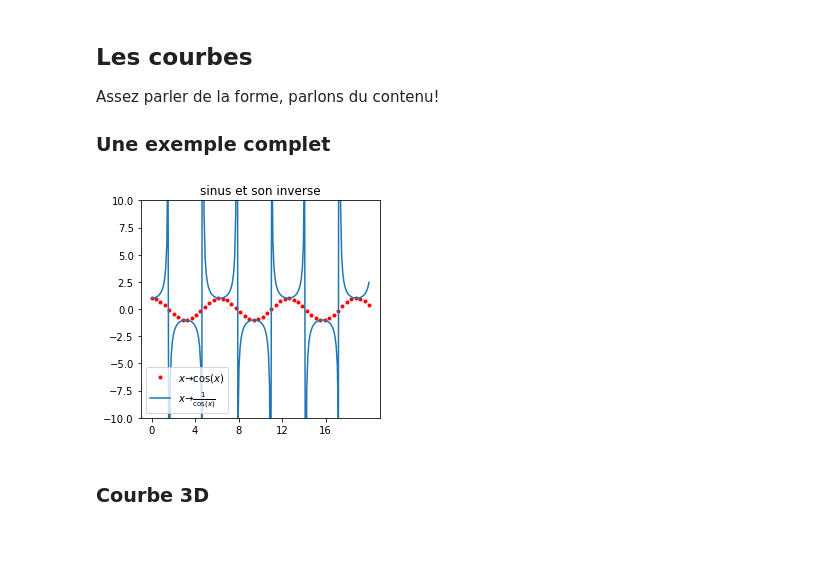
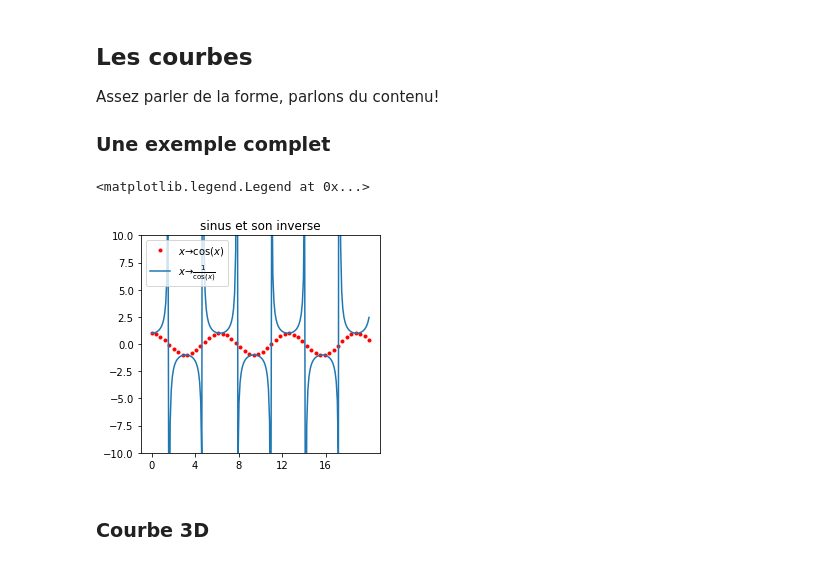
Before and after one commit to vincentvigon/aleaDataSignal, a Jupyter notebook: alea/02-plot.ipynb, the cells around one changed output. Drawn from its saved outputs; the diff is of its cells as text; code cells hidden in the pictures.

```diff
--- a/alea/02-plot.ipynb
+++ b/alea/02-plot.ipynb
@@ -285,19 +285,20 @@ Assez parler de la forme, parlons du contenu!
 # %%
 x=np.linspace(0,20,200)
 x_=np.linspace(0,20,50)
 
 fig,ax=plt.subplots() # une figure, une seule case.
 
 ax.plot(x_,np.cos(x_),"r.",label=r"$x \to \cos(x)$")
 ax.plot(x,1/np.cos(x),label=r"$x \to \frac {1}{\cos(x)}$")
 
 ax.set_aspect("equal") #même échelle en abscisse et en ordonnée
 ax.set_ylim([-10,10]) #limitation des ordonnées
 ax.set_xticks(np.linspace(0,20,5,endpoint=False)) #graduations
 ax.set_title("sinus et son inverse")
-ax.legend();
+ax.legend(loc=1);# 1,2,3,4 en fonction de l'anges
 # %% [output]
+<matplotlib.legend.Legend at 0x...>
-[figure, old version]
+[figure, new version]
 # %% [markdown]
 ### Courbe 3D
 # %%
```
Also changed, not shown: parts of 4 cells of this notebook, 43 other files.
